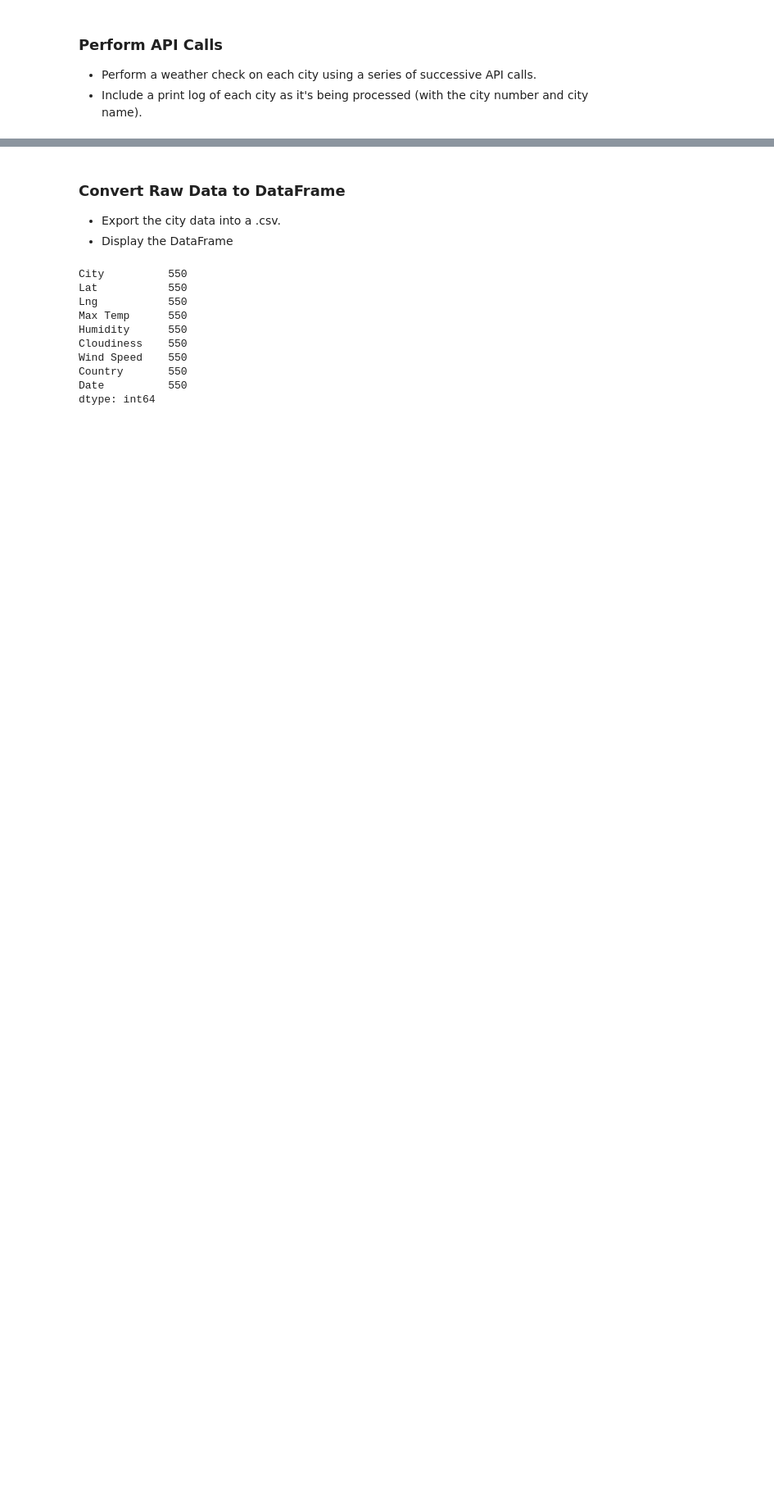
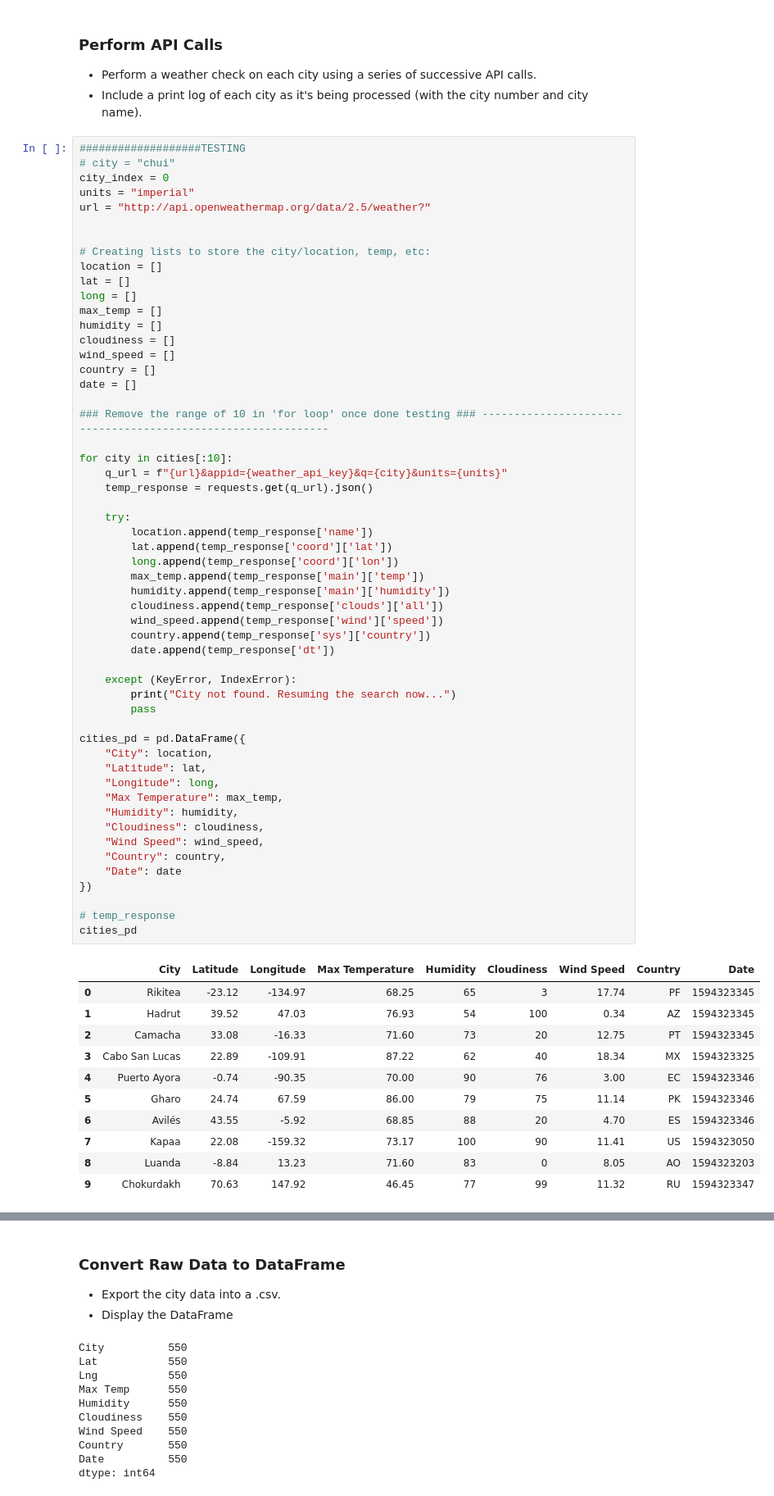
Before and after one commit to minerva-b/Python-API-Challenge, a Jupyter notebook: WeatherPy/WeatherPy-Copy1.ipynb, the cells around one changed output, grey strips where cells are left out. Shown at 82% size. Drawn from its saved outputs; the diff is of its cells as text; blank space fills up the shorter version.

Commit message:
Populated DataFrame for cities, weather, and more factors.

```diff
--- a/WeatherPy/WeatherPy-Copy1.ipynb
+++ b/WeatherPy/WeatherPy-Copy1.ipynb
@@ -94,4 +96,70 @@ cities_pd.head()
 ### Perform API Calls
 * Perform a weather check on each city using a series of successive API calls.
 * Include a print log of each city as it's being processed (with the city number and city name).
+# %%
+###################TESTING
+# city = "chui"
+city_index = 0
+units = "imperial"
+url = "http://api.openweathermap.org/data/2.5/weather?"
+
+
+# Creating lists to store the city/location, temp, etc:
+location = []
+lat = []
+long = []
+max_temp = []
+humidity = []
+cloudiness = []
+wind_speed = []
+country = []
+date = []
+
+### Remove the range of 10 in 'for loop' once done testing ### -------------------------------------------------------------
+
+for city in cities[:10]:
+    q_url = f"{url}&appid={weather_api_key}&q={city}&units={units}"
+    temp_response = requests.get(q_url).json()
+
+    try:
+        location.append(temp_response['name'])
+        lat.append(temp_response['coord']['lat'])
+        long.append(temp_response['coord']['lon'])
+        max_temp.append(temp_response['main']['temp'])
+        humidity.append(temp_response['main']['humidity'])
+        cloudiness.append(temp_response['clouds']['all'])
+        wind_speed.append(temp_response['wind']['speed'])
+        country.append(temp_response['sys']['country'])
+        date.append(temp_response['dt'])
+
+    except (KeyError, IndexError):
+        print("City not found. Resuming the search now...")
+        pass
+
+cities_pd = pd.DataFrame({
+    "City": location,
+    "Latitude": lat,
+    "Longitude": long,
+    "Max Temperature": max_temp,
+    "Humidity": humidity,
+    "Cloudiness": cloudiness,
+    "Wind Speed": wind_speed,
+    "Country": country,
+    "Date": date
+})
+
+# temp_response
+cities_pd
+# %% [output]
+|  | City | Latitude | Longitude | Max Temperature | Humidity | Cloudiness | Wind Speed | Country | Date |
+| 0 | Rikitea | -23.12 | -134.97 | 68.25 | 65 | 3 | 17.74 | PF | 1594323345 |
+| 1 | Hadrut | 39.52 | 47.03 | 76.93 | 54 | 100 | 0.34 | AZ | 1594323345 |
+| 2 | Camacha | 33.08 | -16.33 | 71.60 | 73 | 20 | 12.75 | PT | 1594323345 |
+| 3 | Cabo San Lucas | 22.89 | -109.91 | 87.22 | 62 | 40 | 18.34 | MX | 1594323325 |
+| 4 | Puerto Ayora | -0.74 | -90.35 | 70.00 | 90 | 76 | 3.00 | EC | 1594323346 |
+| 5 | Gharo | 24.74 | 67.59 | 86.00 | 79 | 75 | 11.14 | PK | 1594323346 |
+| 6 | Avilés | 43.55 | -5.92 | 68.85 | 88 | 20 | 4.70 | ES | 1594323346 |
+| 7 | Kapaa | 22.08 | -159.32 | 73.17 | 100 | 90 | 11.41 | US | 1594323050 |
+| 8 | Luanda | -8.84 | 13.23 | 71.60 | 83 | 0 | 8.05 | AO | 1594323203 |
+| 9 | Chokurdakh | 70.63 | 147.92 | 46.45 | 77 | 99 | 11.32 | RU | 1594323347 |
 # %%
```
Also changed, not shown: parts of 5 cells of this notebook.
